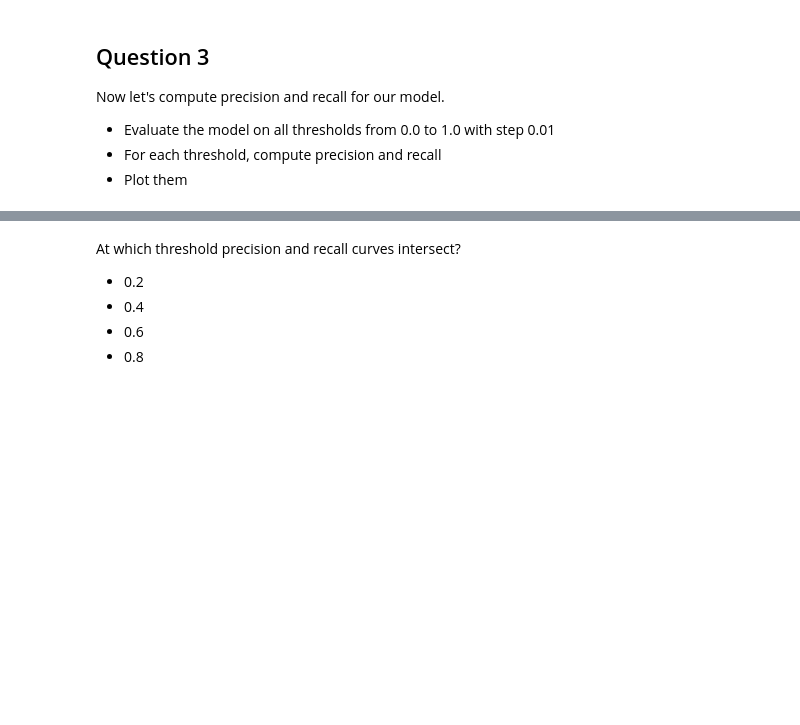
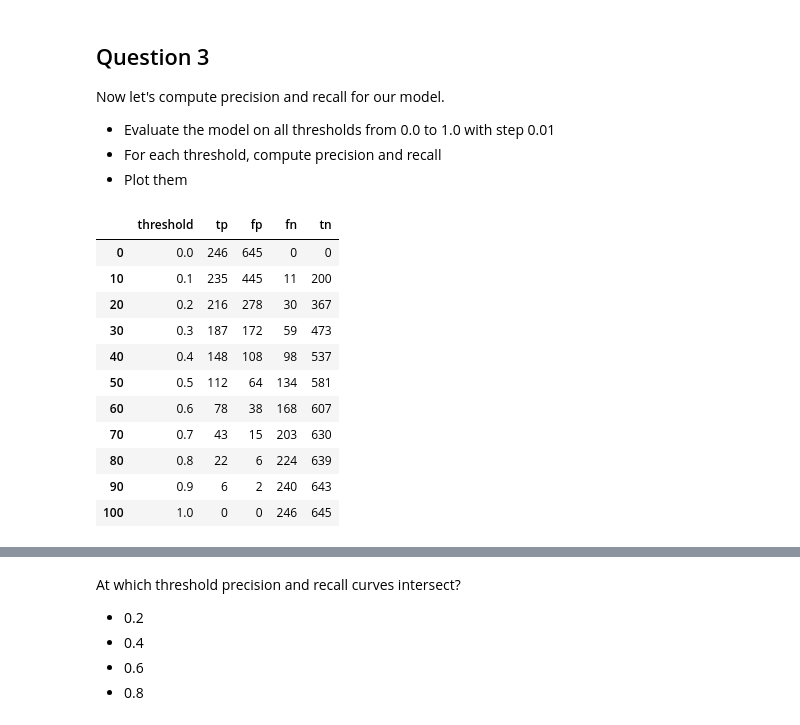
Before and after one commit to ingluissantana/mlbookcamp-code, a Jupyter notebook: course-zoomcamp/04-evaluation/homework-4-starter.ipynb, the cells around one changed output, grey strips where cells are left out. Cells and saved outputs as stored; diff of their text form; code cells hidden in the pictures; blank space fills up the shorter version.

```diff
--- a/course-zoomcamp/04-evaluation/homework-4-starter.ipynb
+++ b/course-zoomcamp/04-evaluation/homework-4-starter.ipynb
@@ -203,3 +215,17 @@ LogisticRegression(solver='liblinear', C=1.0, max_iter=1000)
+# %%
+columns = ['seniority', 'income', 'assets', 'records', 'job', 'home']
+
+train_dicts = df_train[columns].to_dict(orient='records')
+dv = DictVectorizer(sparse=False)
+X_train = dv.fit_transform(train_dicts)
+
+model = LogisticRegression(solver='liblinear', C=1.0, max_iter=1000)
+model.fit(X_train, y_train)
+
+val_dicts = df_val[columns].to_dict(orient='records')
+X_val = dv.transform(val_dicts)
+
+y_pred = model.predict_proba(X_val)[:, 1]
 # %% [markdown]
 ## Question 2
 
@@ -219,0 +277,15 @@ Now let's compute precision and recall for our model.
+# %%
+df_scores[::10]
+# %% [output]
+|  | threshold | tp | fp | fn | tn |
+| 0 | 0.0 | 246 | 645 | 0 | 0 |
+| 10 | 0.1 | 235 | 445 | 11 | 200 |
+| 20 | 0.2 | 216 | 278 | 30 | 367 |
+| 30 | 0.3 | 187 | 172 | 59 | 473 |
+| 40 | 0.4 | 148 | 108 | 98 | 537 |
+| 50 | 0.5 | 112 | 64 | 134 | 581 |
+| 60 | 0.6 | 78 | 38 | 168 | 607 |
+| 70 | 0.7 | 43 | 15 | 203 | 630 |
+| 80 | 0.8 | 22 | 6 | 224 | 639 |
+| 90 | 0.9 | 6 | 2 | 240 | 643 |
+| 100 | 1.0 | 0 | 0 | 246 | 645 |
```
Also changed, not shown: parts of 18 cells of this notebook, 3 other files.
